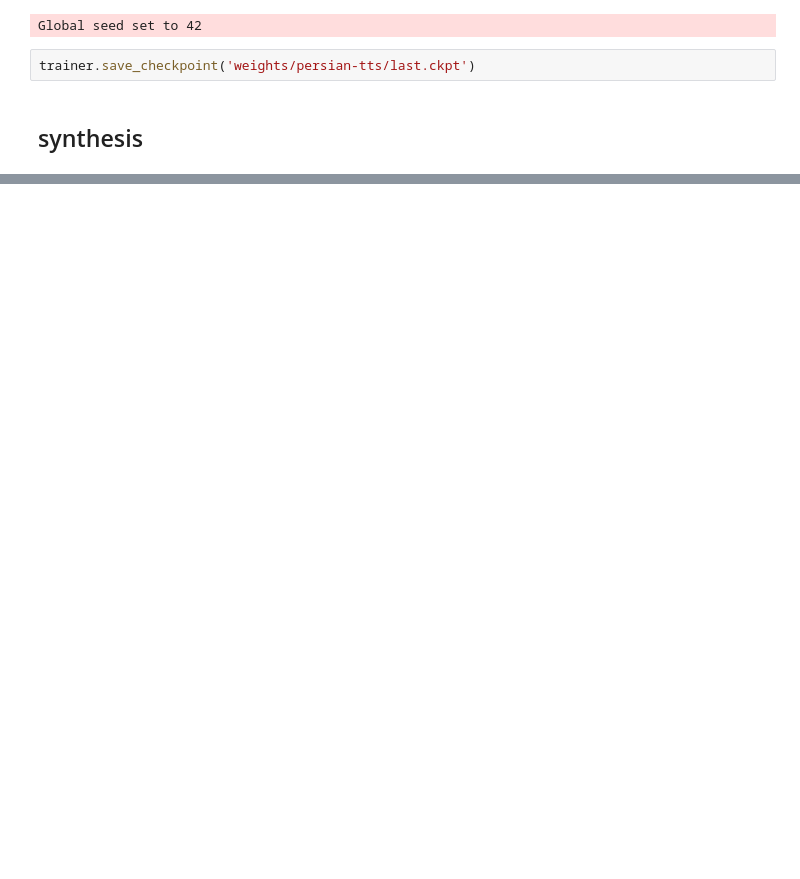
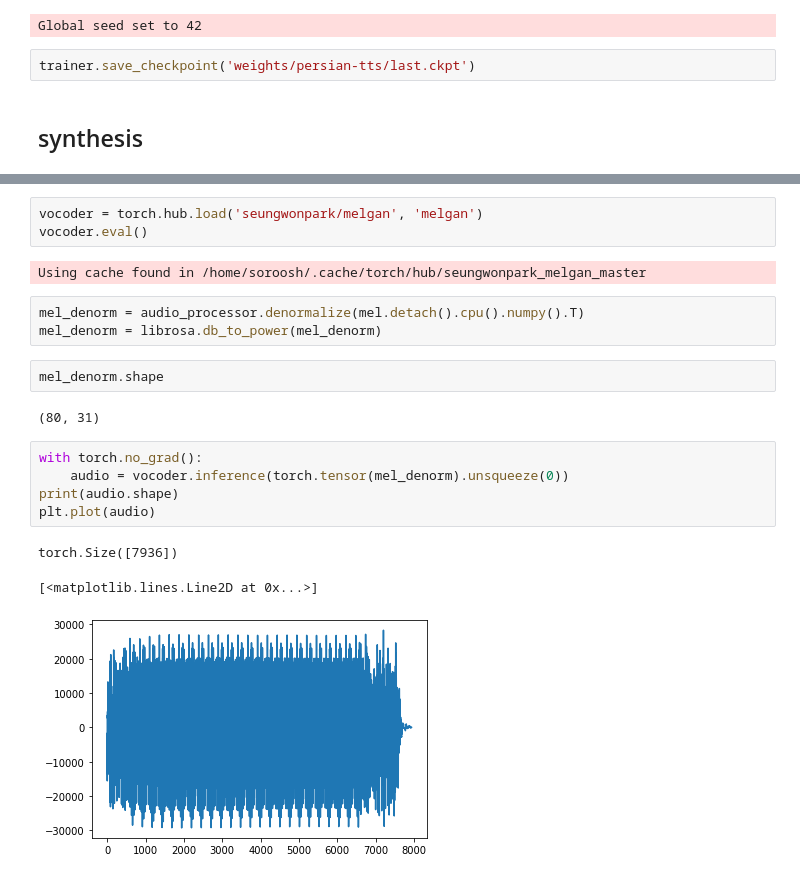
Before and after one commit to s-omranpour/Transformer-TTS, a Jupyter notebook: main.ipynb, the cells around one changed output, grey strips where cells are left out. Cells and saved outputs as stored; diff of their text form; blank space fills up the shorter version.

```diff
--- a/main.ipynb
+++ b/main.ipynb
@@ -214,0 +228,21 @@ Audio(y, rate=22050)
+# %%
+vocoder = torch.hub.load('seungwonpark/melgan', 'melgan')
+vocoder.eval()
+# %% [output]
+Using cache found in /home/soroosh/.cache/torch/hub/seungwonpark_melgan_master
+# %%
+mel_denorm = audio_processor.denormalize(mel.detach().cpu().numpy().T)
+mel_denorm = librosa.db_to_power(mel_denorm)
+# %%
+mel_denorm.shape
+# %% [output]
+(80, 31)
+# %%
+with torch.no_grad():
+    audio = vocoder.inference(torch.tensor(mel_denorm).unsqueeze(0))
+print(audio.shape)
+plt.plot(audio)
+# %% [output]
+torch.Size([7936])
+[<matplotlib.lines.Line2D at 0x...>]
+[figure, added]
```
Also changed, not shown: parts of 14 cells of this notebook.
